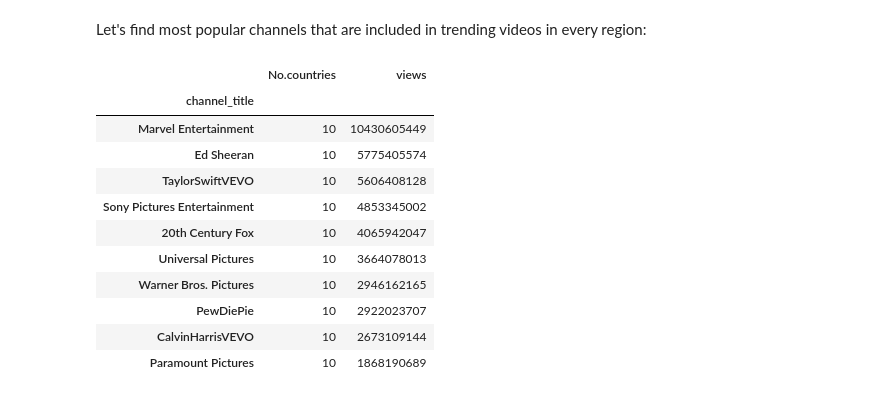
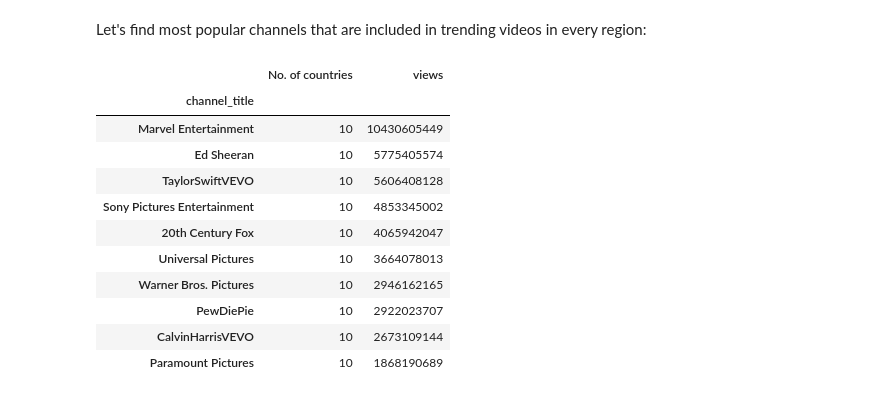
Before and after one commit to Eugeniy-Makarevich/Youtube-trending-videos, a Jupyter notebook: youtube_videos.ipynb, the cells around one changed output. Saved outputs shown, nothing was run; the diff lists cells and outputs as text; code cells hidden in the pictures.

```diff
--- a/youtube_videos.ipynb
+++ b/youtube_videos.ipynb
@@ -509,11 +510,11 @@ Let's find most popular channels that are included in trending videos in every r
 # %%
 df1 = df.sort_values(by='trending_date', ascending=False)
 df1 = df1.drop_duplicates(['video_id', 'title','country'], keep='first')
-df1 = df.groupby('channel_title').agg({'country':'nunique','views':'sum'})
-df1.rename(columns={'country':'No.countries'}, inplace=True)
-df1.sort_values(by = ['No.countries', 'views'], ascending=False).head(10)
+df1 = df.groupby('channel_title').agg({'country': 'nunique','views': 'sum'})
+df1.rename(columns={'country': 'No. of countries'}, inplace=True)
+df1.sort_values(by=['No. of countries', 'views'], ascending=False).head(10)
 # %% [output]
-|  | No.countries | views |
+|  | No. of countries | views |
 | channel_title |  |  |
 | Marvel Entertainment | 10 | 10430605449 |
 | Ed Sheeran | 10 | 5775405574 |
```
Also changed, not shown: parts of 7 cells of this notebook.
